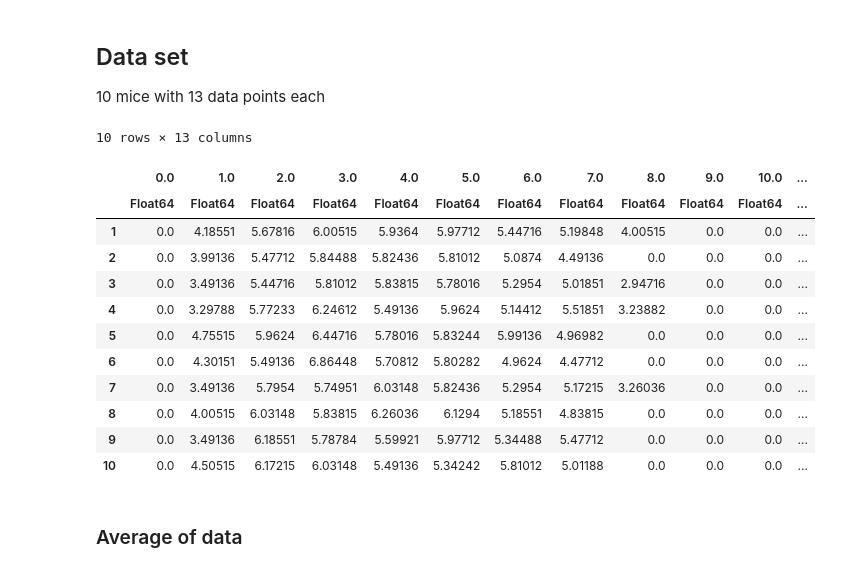
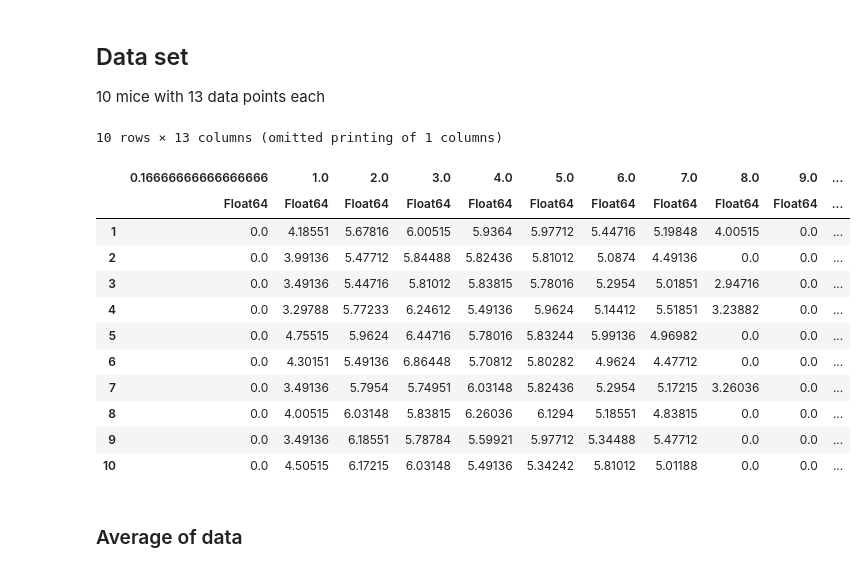
Before and after one commit to ccontrer/20-08Covid19Physiology, a Jupyter notebook: julia/05 Fitting models to influenza data.ipynb, the cells around one changed output. Drawn from its saved outputs; the diff is of its cells as text; code cells hidden in the pictures.

```diff
--- a/julia/05 Fitting models to influenza data.ipynb
+++ b/julia/05 Fitting models to influenza data.ipynb
@@ -37,21 +37,21 @@ Data for influenza from
 
 10 mice with 13 data points each
 # %%
-tdata = Array(range(0., 12. , step=1.0))
+tdata = [4.0/24.0, 1., 2., 3., 4., 5., 6., 7., 8., 9., 10., 11., 12.]
 RAWDATA = readdlm("../../data/Smith2018/Virus_Best10.txt", ' ', Float64, '\n')
-DataFrame(RAWDATA, Symbol.(0.:12.))
+DataFrame(RAWDATA, Symbol.(tdata))
 # %% [output]
-10 rows × 13 columns
+10 rows × 13 columns (omitted printing of 1 columns)
-|  | 0.0 | 1.0 | 2.0 | 3.0 | 4.0 | 5.0 | 6.0 | 7.0 | 8.0 | 9.0 | 10.0 | ... |
-|  | Float64 | Float64 | Float64 | Float64 | Float64 | Float64 | Float64 | Float64 | Float64 | Float64 | Float64 | ... |
-| 1 | 0.0 | 4.18551 | 5.67816 | 6.00515 | 5.9364 | 5.97712 | 5.44716 | 5.19848 | 4.00515 | 0.0 | 0.0 | ... |
-| 2 | 0.0 | 3.99136 | 5.47712 | 5.84488 | 5.82436 | 5.81012 | 5.0874 | 4.49136 | 0.0 | 0.0 | 0.0 | ... |
-| 3 | 0.0 | 3.49136 | 5.44716 | 5.81012 | 5.83815 | 5.78016 | 5.2954 | 5.01851 | 2.94716 | 0.0 | 0.0 | ... |
-| 4 | 0.0 | 3.29788 | 5.77233 | 6.24612 | 5.49136 | 5.9624 | 5.14412 | 5.51851 | 3.23882 | 0.0 | 0.0 | ... |
-| 5 | 0.0 | 4.75515 | 5.9624 | 6.44716 | 5.78016 | 5.83244 | 5.99136 | 4.96982 | 0.0 | 0.0 | 0.0 | ... |
-| 6 | 0.0 | 4.30151 | 5.49136 | 6.86448 | 5.70812 | 5.80282 | 4.9624 | 4.47712 | 0.0 | 0.0 | 0.0 | ... |
-| 7 | 0.0 | 3.49136 | 5.7954 | 5.74951 | 6.03148 | 5.82436 | 5.2954 | 5.17215 | 3.26036 | 0.0 | 0.0 | ... |
-| 8 | 0.0 | 4.00515 | 6.03148 | 5.83815 | 6.26036 | 6.1294 | 5.18551 | 4.83815 | 0.0 | 0.0 | 0.0 | ... |
-| 9 | 0.0 | 3.49136 | 6.18551 | 5.78784 | 5.59921 | 5.97712 | 5.34488 | 5.47712 | 0.0 | 0.0 | 0.0 | ... |
-| 10 | 0.0 | 4.50515 | 6.17215 | 6.03148 | 5.49136 | 5.34242 | 5.81012 | 5.01188 | 0.0 | 0.0 | 0.0 | ... |
+|  | 0.16666666666666666 | 1.0 | 2.0 | 3.0 | 4.0 | 5.0 | 6.0 | 7.0 | 8.0 | 9.0 | ... |
+|  | Float64 | Float64 | Float64 | Float64 | Float64 | Float64 | Float64 | Float64 | Float64 | Float64 | ... |
+| 1 | 0.0 | 4.18551 | 5.67816 | 6.00515 | 5.9364 | 5.97712 | 5.44716 | 5.19848 | 4.00515 | 0.0 | ... |
+| 2 | 0.0 | 3.99136 | 5.47712 | 5.84488 | 5.82436 | 5.81012 | 5.0874 | 4.49136 | 0.0 | 0.0 | ... |
+| 3 | 0.0 | 3.49136 | 5.44716 | 5.81012 | 5.83815 | 5.78016 | 5.2954 | 5.01851 | 2.94716 | 0.0 | ... |
+| 4 | 0.0 | 3.29788 | 5.77233 | 6.24612 | 5.49136 | 5.9624 | 5.14412 | 5.51851 | 3.23882 | 0.0 | ... |
+| 5 | 0.0 | 4.75515 | 5.9624 | 6.44716 | 5.78016 | 5.83244 | 5.99136 | 4.96982 | 0.0 | 0.0 | ... |
+| 6 | 0.0 | 4.30151 | 5.49136 | 6.86448 | 5.70812 | 5.80282 | 4.9624 | 4.47712 | 0.0 | 0.0 | ... |
+| 7 | 0.0 | 3.49136 | 5.7954 | 5.74951 | 6.03148 | 5.82436 | 5.2954 | 5.17215 | 3.26036 | 0.0 | ... |
+| 8 | 0.0 | 4.00515 | 6.03148 | 5.83815 | 6.26036 | 6.1294 | 5.18551 | 4.83815 | 0.0 | 0.0 | ... |
+| 9 | 0.0 | 3.49136 | 6.18551 | 5.78784 | 5.59921 | 5.97712 | 5.34488 | 5.47712 | 0.0 | 0.0 | ... |
+| 10 | 0.0 | 4.50515 | 6.17215 | 6.03148 | 5.49136 | 5.34242 | 5.81012 | 5.01188 | 0.0 | 0.0 | ... |
 # %%
```
Also changed, not shown: parts of 10 cells of this notebook, 54 other files.
